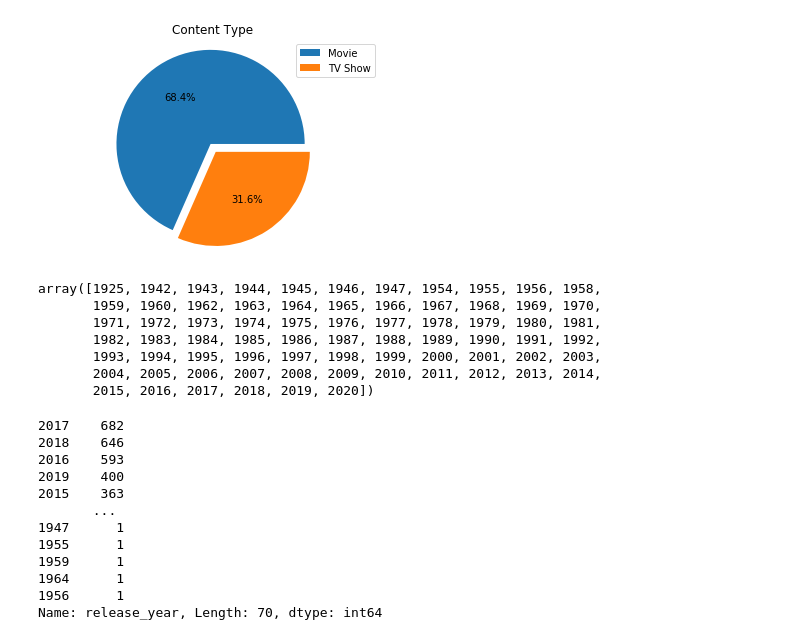
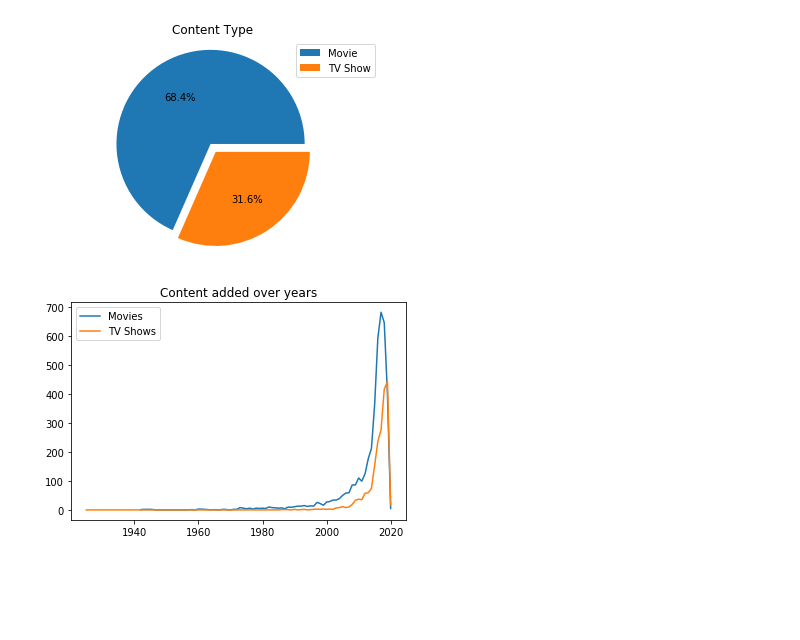
Before and after one commit to Nikhil-L/Data-Visualization, a Jupyter notebook: Netflix Shows and Movies Exploratory Data Analysis.ipynb, the cells around one changed output. Saved outputs shown, nothing was run; the diff lists cells and outputs as text; code cells hidden in the pictures; blank space fills up the shorter version.

Commit message:
Analyse content addition over years

```diff
--- a/Netflix Shows and Movies Exploratory Data Analysis.ipynb
+++ b/Netflix Shows and Movies Exploratory Data Analysis.ipynb
@@ -76,27 +69,20 @@ years.sort()
-# %%
-years
-# %% [output]
-array([1925, 1942, 1943, 1944, 1945, 1946, 1947, 1954, 1955, 1956, 1958,
-       1959, 1960, 1962, 1963, 1964, 1965, 1966, 1967, 1968, 1969, 1970,
-       1971, 1972, 1973, 1974, 1975, 1976, 1977, 1978, 1979, 1980, 1981,
-       1982, 1983, 1984, 1985, 1986, 1987, 1988, 1989, 1990, 1991, 1992,
-       1993, 1994, 1995, 1996, 1997, 1998, 1999, 2000, 2001, 2002, 2003,
-       2004, 2005, 2006, 2007, 2008, 2009, 2010, 2011, 2012, 2013, 2014,
-       2015, 2016, 2017, 2018, 2019, 2020])
-# %%
-Movie_count = type1['release_year'].value_counts()
-TvShow_count = type2['release_year'].value_counts()
-Movie_count
-# %% [output]
-2017    682
-2018    646
-2016    593
-2019    400
-2015    363
-       ...
-1947      1
-1955      1
-1959      1
-1964      1
-1956      1
-Name: release_year, Length: 70, dtype: int64
+# %%
+Movies = data[data['type'] == 'Movie']
+TvShows = data[data['type'] == 'TV Show']
+
+movie_counts = Movies['release_year'].value_counts().reset_index()
+movie_counts = movie_counts.rename(columns = {'index':'release_year', 'release_year':'count'})
+movie_counts = movie_counts.sort_values('release_year')
+plt.plot(movie_counts['release_year'], movie_counts['count'])
+
+tvshows_counts = TvShows['release_year'].value_counts().reset_index()
+tvshows_counts = tvshows_counts.rename(columns = {'index':'release_year', 'release_year':'count'})
+tvshows_counts = tvshows_counts.sort_values('release_year')
+plt.plot(tvshows_counts['release_year'], tvshows_counts['count'])
+
+plt.title('Content added over years')
+plt.legend(['Movies', 'TV Shows'])
+
+plt.show()
+# %% [output]
+[figure, added]
```
Also changed, not shown: parts of 3 cells of this notebook.
